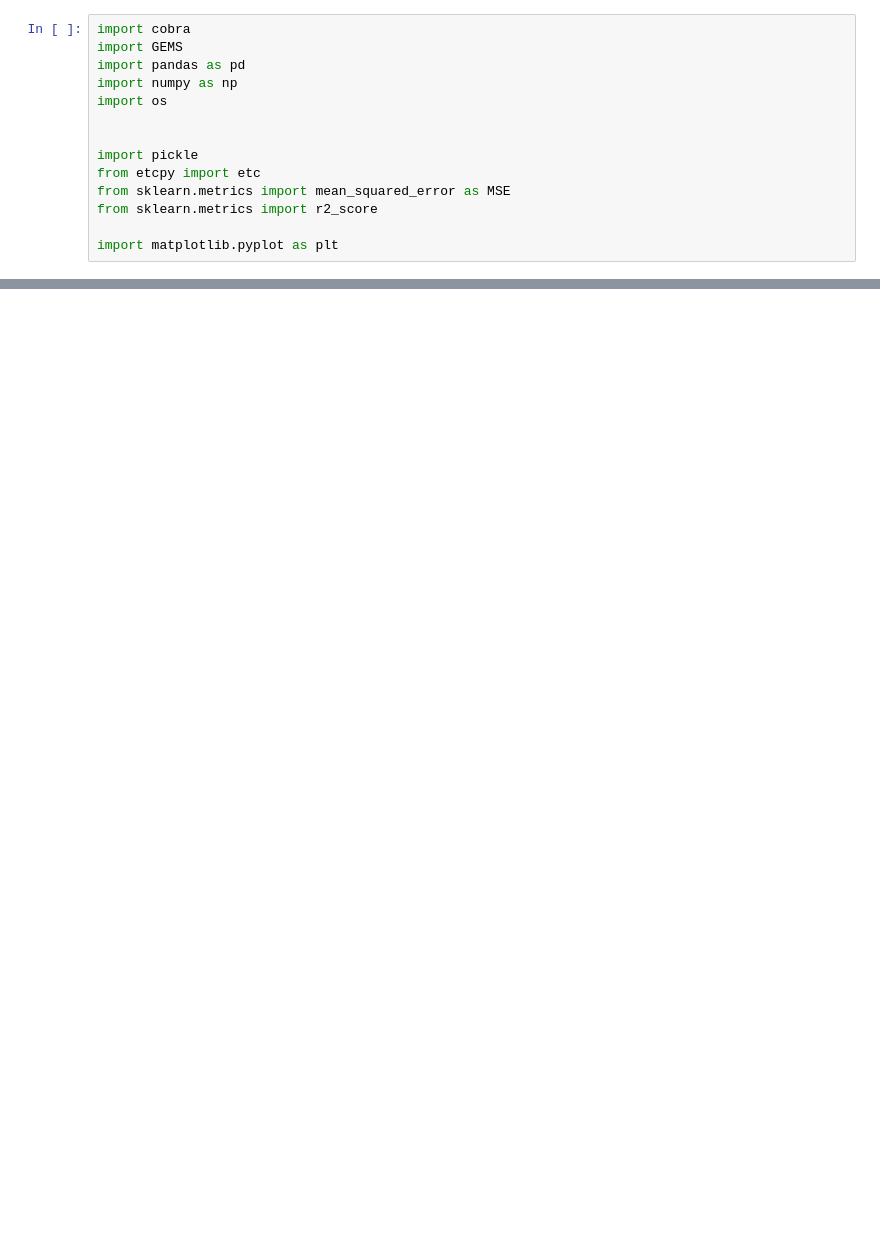
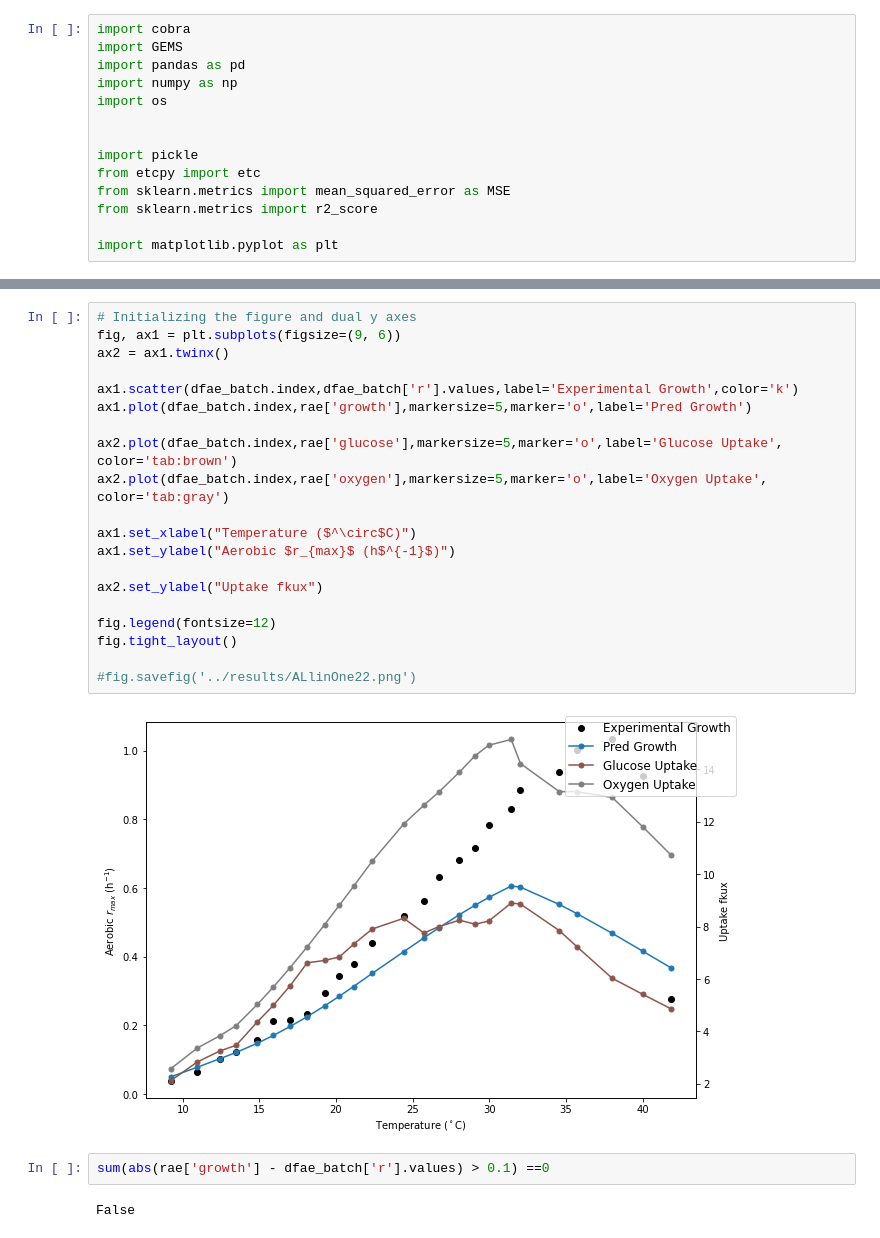
Before and after one commit to adimadkaikar/MResProject, a Jupyter notebook: code/simulateGEM.ipynb, the cells around one changed output, grey strips where cells are left out. Cells and saved outputs as stored; diff of their text form; blank space fills up the shorter version.

```diff
--- a/code/simulateGEM.ipynb
+++ b/code/simulateGEM.ipynb
@@ -91,0 +84,26 @@ rae = aerobic(params)
+# %%
+# Initializing the figure and dual y axes
+fig, ax1 = plt.subplots(figsize=(9, 6))
+ax2 = ax1.twinx()
+
+ax1.scatter(dfae_batch.index,dfae_batch['r'].values,label='Experimental Growth',color='k')
+ax1.plot(dfae_batch.index,rae['growth'],markersize=5,marker='o',label='Pred Growth')
+
+ax2.plot(dfae_batch.index,rae['glucose'],markersize=5,marker='o',label='Glucose Uptake', color='tab:brown')
+ax2.plot(dfae_batch.index,rae['oxygen'],markersize=5,marker='o',label='Oxygen Uptake', color='tab:gray')
+
+ax1.set_xlabel("Temperature ($^\circ$C)")
+ax1.set_ylabel("Aerobic $r_{max}$ (h$^{-1}$)")
+
+ax2.set_ylabel("Uptake fkux")
+
+fig.legend(fontsize=12)
+fig.tight_layout()
+
+#fig.savefig('../results/ALlinOne22.png')
+# %% [output]
+[figure, added]
+# %%
+sum(abs(rae['growth'] - dfae_batch['r'].values) > 0.1) ==0
+# %% [output]
+False
```
Also changed, not shown: parts of 6 cells of this notebook, 43 other files.
